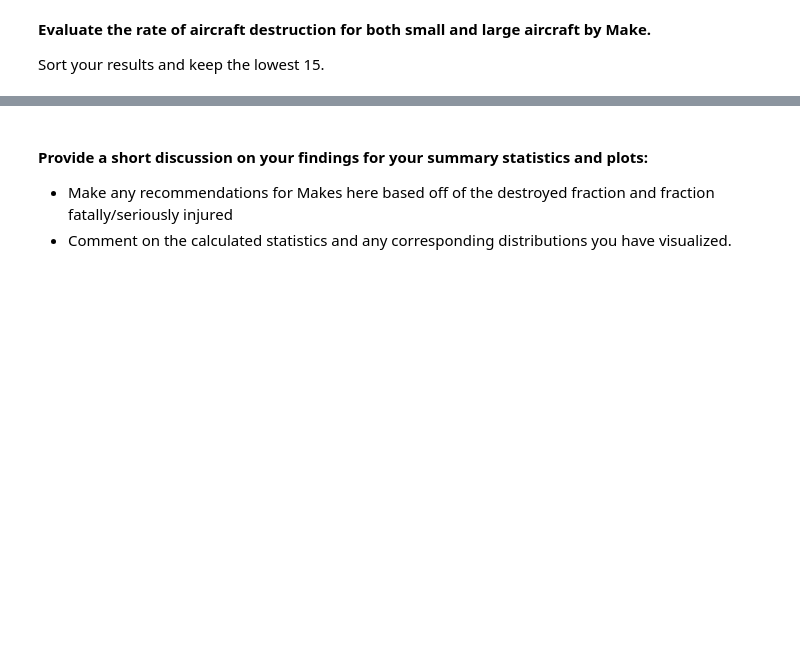
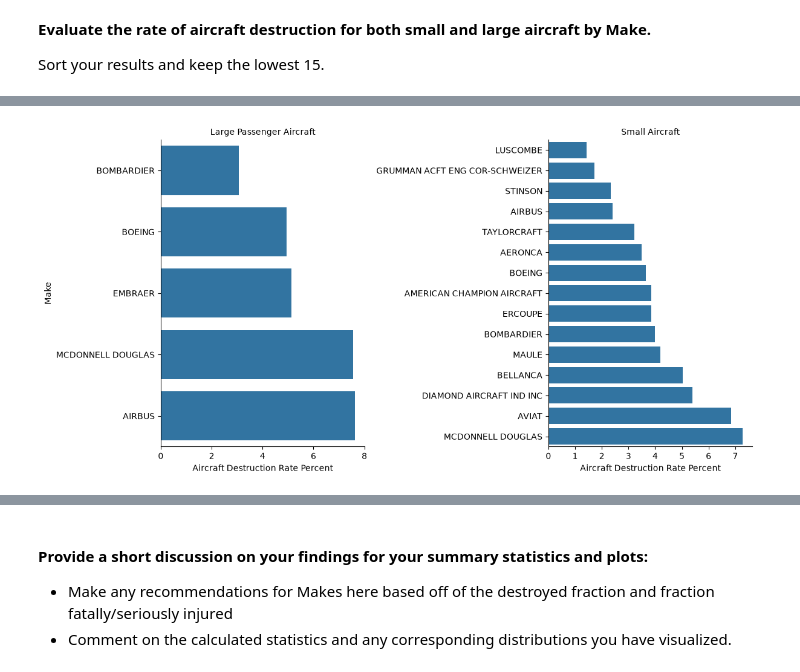
Before and after one commit to amacken3/dsc-course0-m8-lab, a Jupyter notebook: Aviation_Accidents_Data_Analysis.ipynb, the cells around one changed output, grey strips where cells are left out. Saved outputs shown, nothing was run; the diff lists cells and outputs as text; code cells hidden in the pictures; blank space fills up the shorter version.

```diff
--- a/Aviation_Accidents_Data_Analysis.ipynb
+++ b/Aviation_Accidents_Data_Analysis.ipynb
@@ -150,0 +265,23 @@ Sort your results and keep the lowest 15.
+# %%
+g = sns.catplot(
+    data=lowest_15_destruction_by_size,
+    x="destruction_rate_percent",
+    y="Make",
+    col="Aircraft.Size",
+    kind="bar",
+    sharex=False,
+    sharey=False,
+    height=6,
+    aspect=1,
+)
+
+g.set_axis_labels(
+    "Aircraft Destruction Rate Percent",
+    "Make",
+)
+
+g.set_titles("{col_name}")
+
+plt.show()
+# %% [output]
+[figure, added]
```
Also changed, not shown: parts of 7 cells of this notebook.
